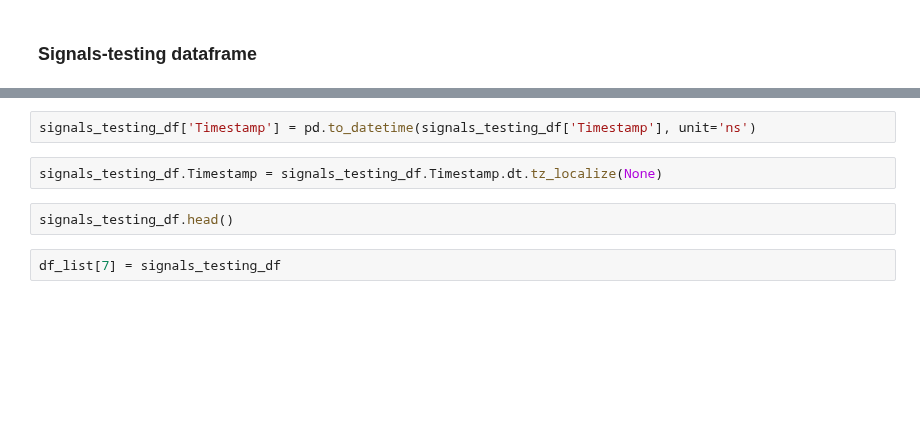
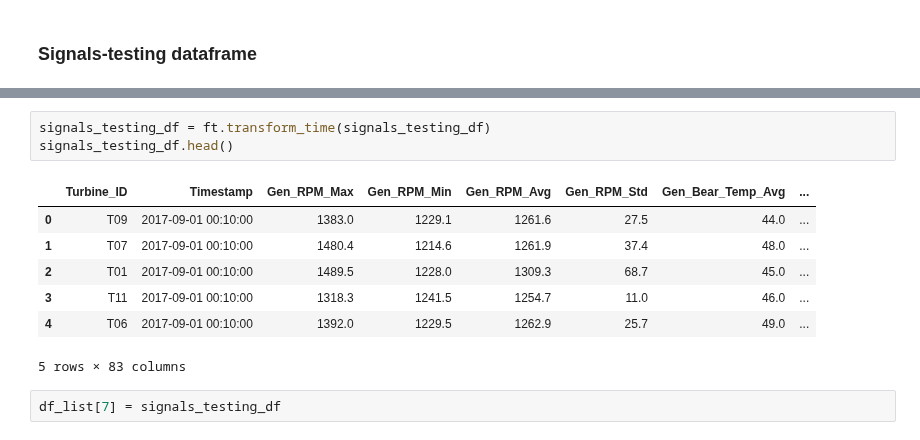
Before and after one commit to RicardoJPedro82/wmillfailprev, a Jupyter notebook: notebooks/Ricardo_exploration.ipynb, the cells around one changed output, grey strips where cells are left out. Saved outputs shown, nothing was run; the diff lists cells and outputs as text; blank space fills up the shorter version.

```diff
--- a/notebooks/Ricardo_exploration.ipynb
+++ b/notebooks/Ricardo_exploration.ipynb
@@ -177,9 +276,14 @@ signals_testing_df.head()
-# %%
-signals_testing_df['Timestamp'] = pd.to_datetime(signals_testing_df['Timestamp'], unit='ns')
-# %%
-signals_testing_df.Timestamp = signals_testing_df.Timestamp.dt.tz_localize(None)
 # %%
+signals_testing_df = ft.transform_time(signals_testing_df)
 signals_testing_df.head()
+# %% [output]
+|  | Turbine_ID | Timestamp | Gen_RPM_Max | Gen_RPM_Min | Gen_RPM_Avg | Gen_RPM_Std | Gen_Bear_Temp_Avg | ... |
+| 0 | T09 | 2017-09-01 00:10:00 | 1383.0 | 1229.1 | 1261.6 | 27.5 | 44.0 | ... |
+| 1 | T07 | 2017-09-01 00:10:00 | 1480.4 | 1214.6 | 1261.9 | 37.4 | 48.0 | ... |
+| 2 | T01 | 2017-09-01 00:10:00 | 1489.5 | 1228.0 | 1309.3 | 68.7 | 45.0 | ... |
+| 3 | T11 | 2017-09-01 00:10:00 | 1318.3 | 1241.5 | 1254.7 | 11.0 | 46.0 | ... |
+| 4 | T06 | 2017-09-01 00:10:00 | 1392.0 | 1229.5 | 1262.9 | 25.7 | 49.0 | ... |
+5 rows × 83 columns
 # %%
 df_list[7] = signals_testing_df
 # %% [markdown]
```
Also changed, not shown: parts of 76 cells of this notebook, 1 other file.
